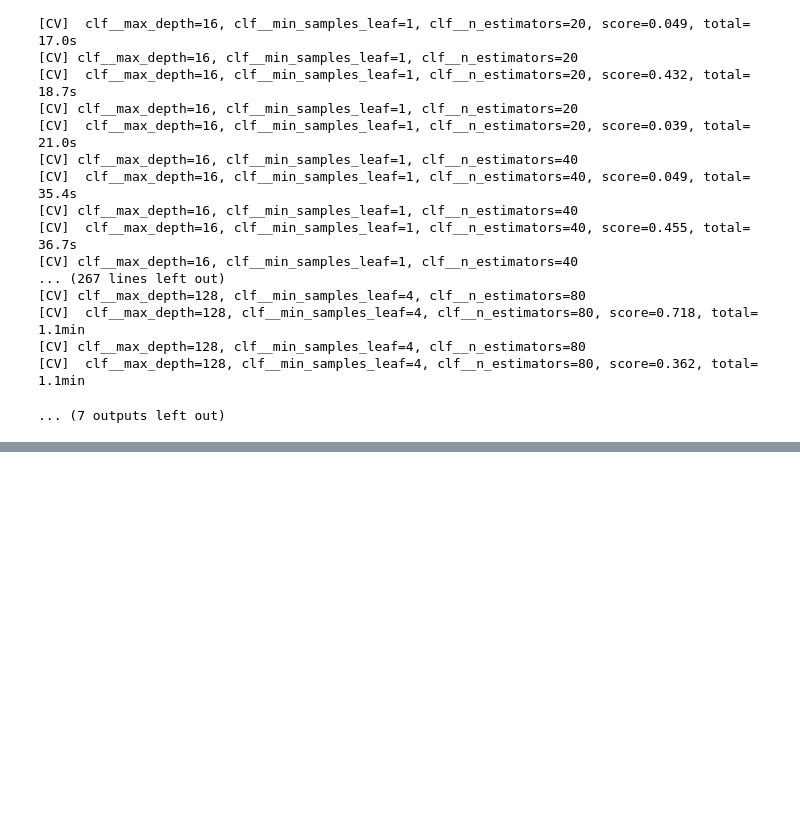
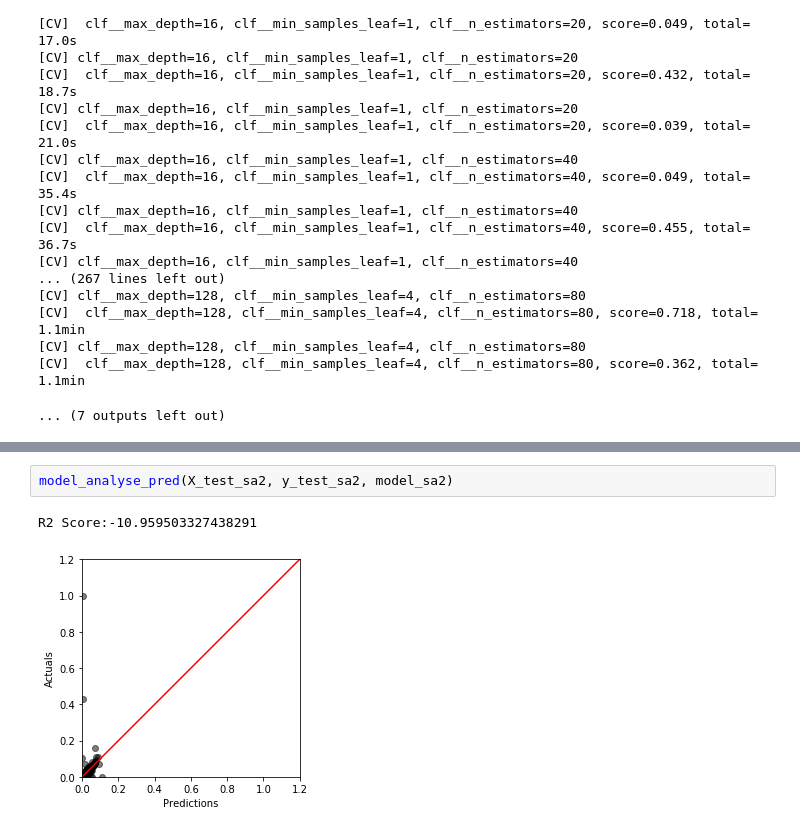
Before and after one commit to blkemp/Census-ASGS-Level-and-Model-Sensitivity, a Jupyter notebook: Census ASGS Level and Model Sensitivity.ipynb, the cells around one changed output, grey strips where cells are left out. Drawn from its saved outputs; the diff is of its cells as text; blank space fills up the shorter version.

```diff
--- a/Census ASGS Level and Model Sensitivity.ipynb
+++ b/Census ASGS Level and Model Sensitivity.ipynb
@@ -748,0 +933,5 @@ Fitting 3 folds for each of 9 candidates, totalling 27 fits
+# %%
+model_analyse_pred(X_test_sa2, y_test_sa2, model_sa2)
+# %% [output]
+R2 Score:-10.959503327438291
+[figure, added]
```
Also changed, not shown: parts of 74 cells of this notebook, 21 other files.
